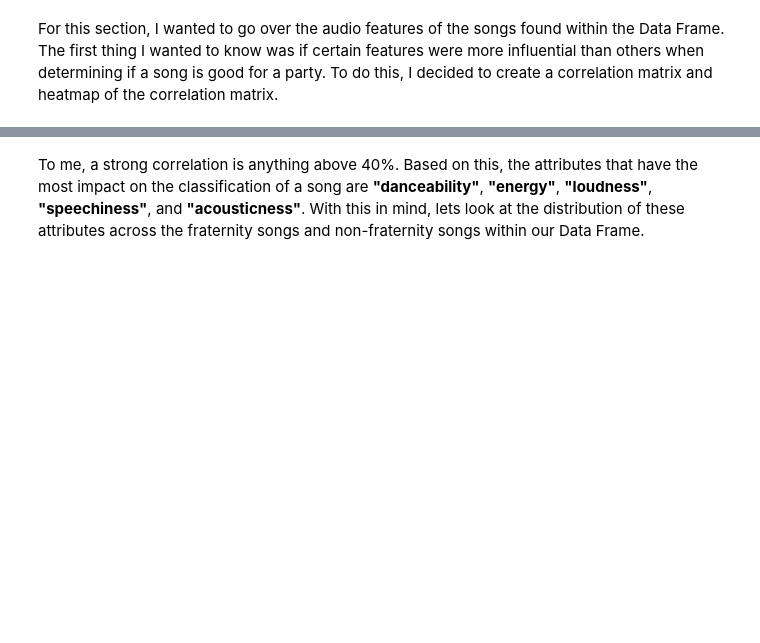
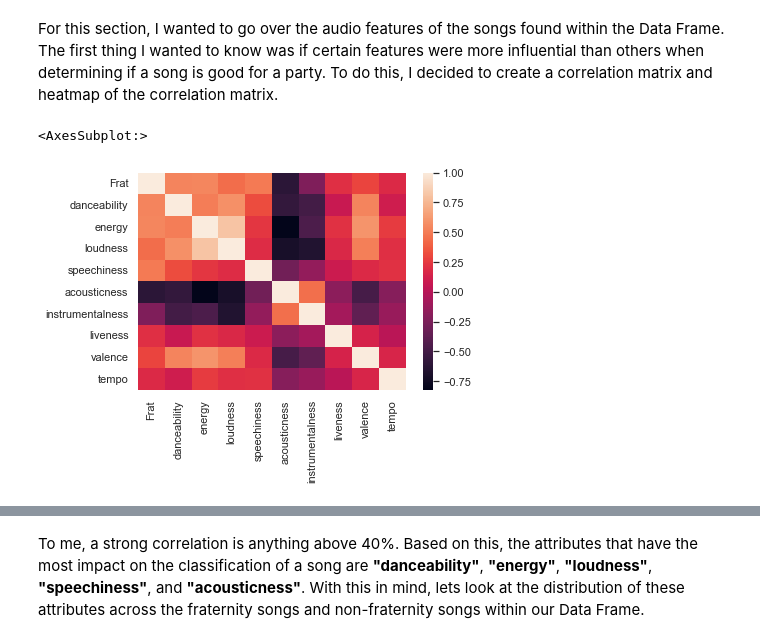
Before and after one commit to aleemv1/aleemv1.github.io, a Jupyter notebook: index.ipynb, the cells around one changed output, grey strips where cells are left out. Drawn from its saved outputs; the diff is of its cells as text; code cells hidden in the pictures; blank space fills up the shorter version.

```diff
--- a/index.ipynb
+++ b/index.ipynb
@@ -39,7 +41,7 @@ from sklearn.svm import LinearSVC
 Now that we have our tools, the next thing we have to do is be able to make calls to the Spotify API through Spotipy. To do this, we need a client id and a client secret key. Both of these can be obtained by registering an app through the <a href = https://developer.spotify.com/dashboard/login>Spotify for Developers</a> portal.
 # %%
 #Create a Spotipy object to make Spotify API calls
-auth_manager = SpotifyClientCredentials(client_id='client id',client_secret='client secret')
+auth_manager = SpotifyClientCredentials(client_id='3c3fbee31f304f398f75b4de0cad95f6',client_secret='b09b4ea5db8342ae87d0832a2d9eb529')
 sp = spotipy.Spotify(auth_manager=auth_manager)
 # %% [markdown]
 Great! Now we that we have a Spotipy object, we can start to collect our data.
@@ -63,14 +65,8 @@ songs = list(set(songs))
 #Create empty DataFrame
 df = pd.DataFrame()
 # %%
-#Get the title of each of these songs and add them to the Data Frame
-title = []
-for i in songs:
-    t = sp.track(i)
-    title.append(t['name'])
-#Add the ID and title of the tracks to the Data Frame
+#Add the ID the tracks to the Data Frame
 df['ID'] = songs
-df['Title'] = title
 #Mark each of these entries as 1 to indicate that these are good party songs and add to the Data Frame
 df['Frat'] = [1] * len(df)
 # %% [markdown]
@@ -128,14 +138,8 @@ bad_songs = list(set(bad_songs))
 #Create a Bad Data Frame for bad songs to play at a party
 bdf = pd.DataFrame()
 # %%
-#Get the title of each of these songs and add them to the Bad Data Frame
-bad_title = []
-for i in bad_songs:
-    t = sp.track(i)
-    bad_title.append(t['name'])
-#Add the ID and title of the tracks to the Bad Data Frame
+#Add the ID of the tracks to the Bad Data Frame
 bdf['ID'] = bad_songs
-bdf['Title'] = bad_title
 #Mark each of these entries as 0 to indicate that these are bad party songs and add to the Bad Data Frame
 bdf['Frat'] = [0]*len(bdf)
 # %%
@@ -189,6 +249,9 @@ For this section, I wanted to go over the audio features of the songs found with
 sns.set_theme()
 # %%
 #Heatmap of correlation matrix
-sns.heatmap(df.corr())
+display(sns.heatmap(df.corr()))
+# %% [output]
+<AxesSubplot:>
+[figure, added]
 # %%
 #Correlation matrix of df
```
Also changed, not shown: parts of 38 cells of this notebook, 1 other file.
